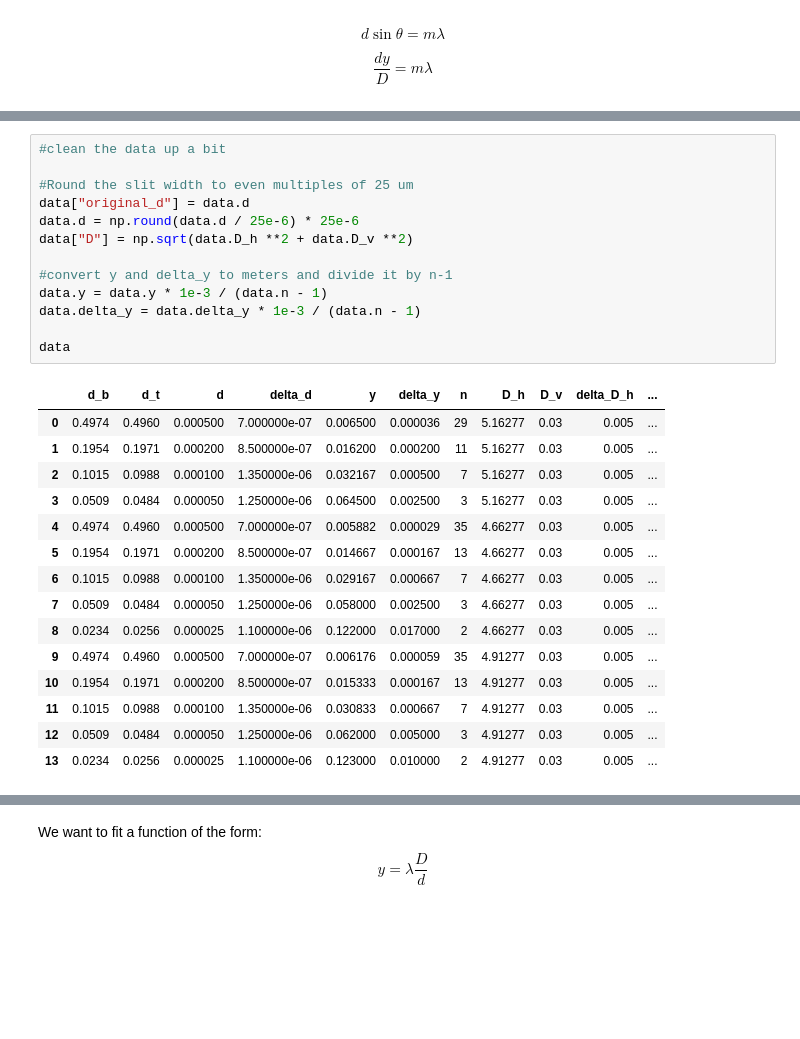
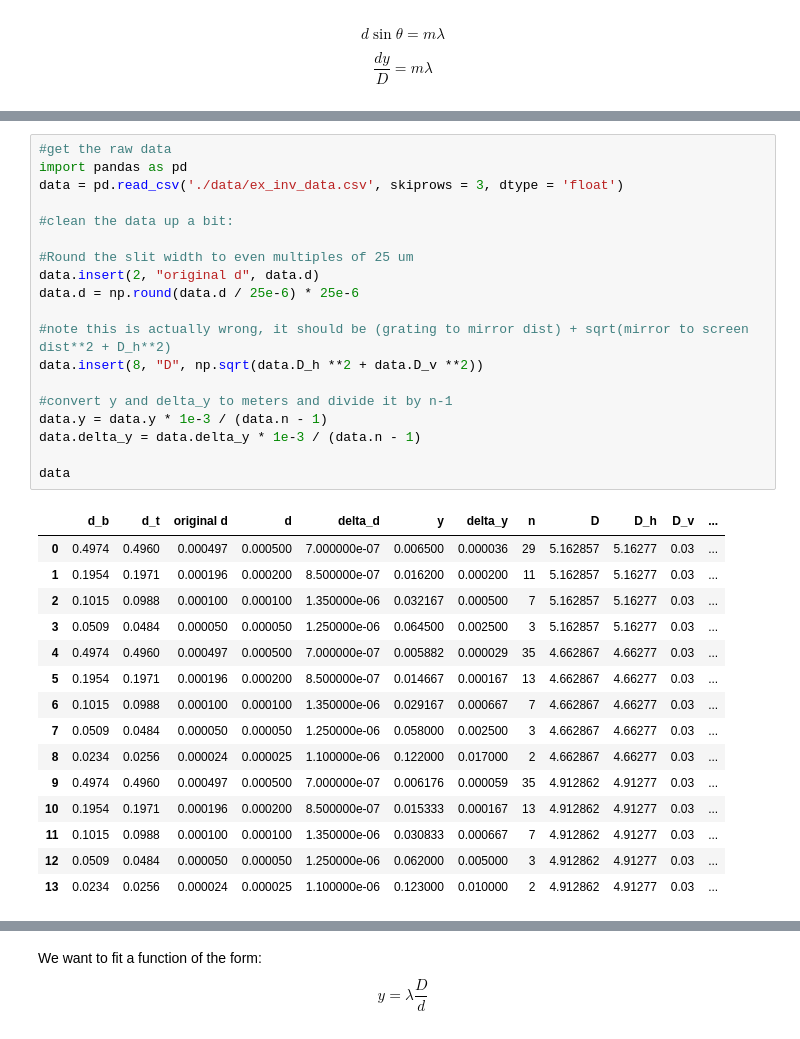
Before and after one commit to TomHodson/Notebooks, a Jupyter notebook: Extended investigation data analysis.ipynb, the cells around one changed output, grey strips where cells are left out. Saved outputs shown, nothing was run; the diff lists cells and outputs as text; blank space fills up the shorter version.

```diff
--- a/Extended investigation data analysis.ipynb
+++ b/Extended investigation data analysis.ipynb
@@ -31,29 +10,35 @@ data
 # %%
-#clean the data up a bit
+#get the raw data
+import pandas as pd
+data = pd.read_csv('./data/ex_inv_data.csv', skiprows = 3, dtype = 'float')
+
+#clean the data up a bit:
 
 #Round the slit width to even multiples of 25 um
-data["original_d"] = data.d
+data.insert(2, "original d", data.d)
 data.d = np.round(data.d / 25e-6) * 25e-6
-data["D"] = np.sqrt(data.D_h **2 + data.D_v **2)
+
+#note this is actually wrong, it should be (grating to mirror dist) + sqrt(mirror to screen dist**2 + D_h**2)
+data.insert(8, "D", np.sqrt(data.D_h **2 + data.D_v **2))
 
 #convert y and delta_y to meters and divide it by n-1
 data.y = data.y * 1e-3 / (data.n - 1)
 data.delta_y = data.delta_y * 1e-3 / (data.n - 1)
 
 data
 # %% [output]
-|  | d_b | d_t | d | delta_d | y | delta_y | n | D_h | D_v | delta_D_h | ... |
-| 0 | 0.4974 | 0.4960 | 0.000500 | 7.000000e-07 | 0.006500 | 0.000036 | 29 | 5.16277 | 0.03 | 0.005 | ... |
-| 1 | 0.1954 | 0.1971 | 0.000200 | 8.500000e-07 | 0.016200 | 0.000200 | 11 | 5.16277 | 0.03 | 0.005 | ... |
-| 2 | 0.1015 | 0.0988 | 0.000100 | 1.350000e-06 | 0.032167 | 0.000500 | 7 | 5.16277 | 0.03 | 0.005 | ... |
-| 3 | 0.0509 | 0.0484 | 0.000050 | 1.250000e-06 | 0.064500 | 0.002500 | 3 | 5.16277 | 0.03 | 0.005 | ... |
-| 4 | 0.4974 | 0.4960 | 0.000500 | 7.000000e-07 | 0.005882 | 0.000029 | 35 | 4.66277 | 0.03 | 0.005 | ... |
-| 5 | 0.1954 | 0.1971 | 0.000200 | 8.500000e-07 | 0.014667 | 0.000167 | 13 | 4.66277 | 0.03 | 0.005 | ... |
-| 6 | 0.1015 | 0.0988 | 0.000100 | 1.350000e-06 | 0.029167 | 0.000667 | 7 | 4.66277 | 0.03 | 0.005 | ... |
-| 7 | 0.0509 | 0.0484 | 0.000050 | 1.250000e-06 | 0.058000 | 0.002500 | 3 | 4.66277 | 0.03 | 0.005 | ... |
-| 8 | 0.0234 | 0.0256 | 0.000025 | 1.100000e-06 | 0.122000 | 0.017000 | 2 | 4.66277 | 0.03 | 0.005 | ... |
-| 9 | 0.4974 | 0.4960 | 0.000500 | 7.000000e-07 | 0.006176 | 0.000059 | 35 | 4.91277 | 0.03 | 0.005 | ... |
-| 10 | 0.1954 | 0.1971 | 0.000200 | 8.500000e-07 | 0.015333 | 0.000167 | 13 | 4.91277 | 0.03 | 0.005 | ... |
-| 11 | 0.1015 | 0.0988 | 0.000100 | 1.350000e-06 | 0.030833 | 0.000667 | 7 | 4.91277 | 0.03 | 0.005 | ... |
-| 12 | 0.0509 | 0.0484 | 0.000050 | 1.250000e-06 | 0.062000 | 0.005000 | 3 | 4.91277 | 0.03 | 0.005 | ... |
-| 13 | 0.0234 | 0.0256 | 0.000025 | 1.100000e-06 | 0.123000 | 0.010000 | 2 | 4.91277 | 0.03 | 0.005 | ... |
+|  | d_b | d_t | original d | d | delta_d | y | delta_y | n | D | D_h | D_v | ... |
+| 0 | 0.4974 | 0.4960 | 0.000497 | 0.000500 | 7.000000e-07 | 0.006500 | 0.000036 | 29 | 5.162857 | 5.16277 | 0.03 | ... |
+| 1 | 0.1954 | 0.1971 | 0.000196 | 0.000200 | 8.500000e-07 | 0.016200 | 0.000200 | 11 | 5.162857 | 5.16277 | 0.03 | ... |
+| 2 | 0.1015 | 0.0988 | 0.000100 | 0.000100 | 1.350000e-06 | 0.032167 | 0.000500 | 7 | 5.162857 | 5.16277 | 0.03 | ... |
+| 3 | 0.0509 | 0.0484 | 0.000050 | 0.000050 | 1.250000e-06 | 0.064500 | 0.002500 | 3 | 5.162857 | 5.16277 | 0.03 | ... |
+| 4 | 0.4974 | 0.4960 | 0.000497 | 0.000500 | 7.000000e-07 | 0.005882 | 0.000029 | 35 | 4.662867 | 4.66277 | 0.03 | ... |
+| 5 | 0.1954 | 0.1971 | 0.000196 | 0.000200 | 8.500000e-07 | 0.014667 | 0.000167 | 13 | 4.662867 | 4.66277 | 0.03 | ... |
+| 6 | 0.1015 | 0.0988 | 0.000100 | 0.000100 | 1.350000e-06 | 0.029167 | 0.000667 | 7 | 4.662867 | 4.66277 | 0.03 | ... |
+| 7 | 0.0509 | 0.0484 | 0.000050 | 0.000050 | 1.250000e-06 | 0.058000 | 0.002500 | 3 | 4.662867 | 4.66277 | 0.03 | ... |
+| 8 | 0.0234 | 0.0256 | 0.000024 | 0.000025 | 1.100000e-06 | 0.122000 | 0.017000 | 2 | 4.662867 | 4.66277 | 0.03 | ... |
+| 9 | 0.4974 | 0.4960 | 0.000497 | 0.000500 | 7.000000e-07 | 0.006176 | 0.000059 | 35 | 4.912862 | 4.91277 | 0.03 | ... |
+| 10 | 0.1954 | 0.1971 | 0.000196 | 0.000200 | 8.500000e-07 | 0.015333 | 0.000167 | 13 | 4.912862 | 4.91277 | 0.03 | ... |
+| 11 | 0.1015 | 0.0988 | 0.000100 | 0.000100 | 1.350000e-06 | 0.030833 | 0.000667 | 7 | 4.912862 | 4.91277 | 0.03 | ... |
+| 12 | 0.0509 | 0.0484 | 0.000050 | 0.000050 | 1.250000e-06 | 0.062000 | 0.005000 | 3 | 4.912862 | 4.91277 | 0.03 | ... |
+| 13 | 0.0234 | 0.0256 | 0.000024 | 0.000025 | 1.100000e-06 | 0.123000 | 0.010000 | 2 | 4.912862 | 4.91277 | 0.03 | ... |
```
Also changed, not shown: parts of 10 cells of this notebook.
